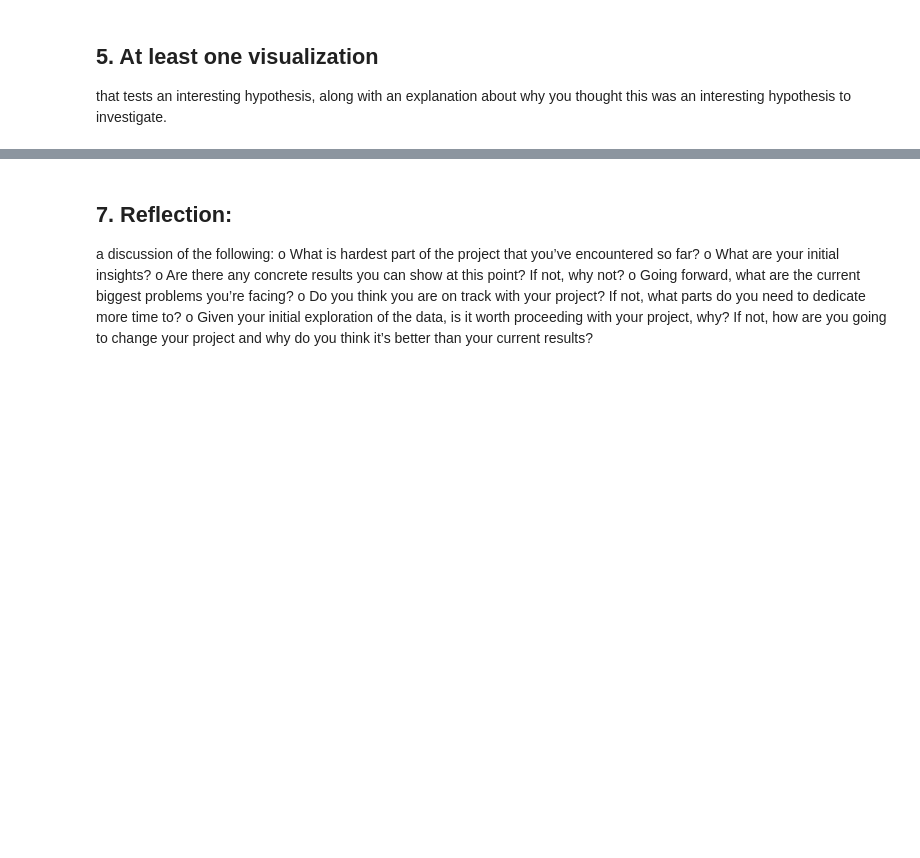
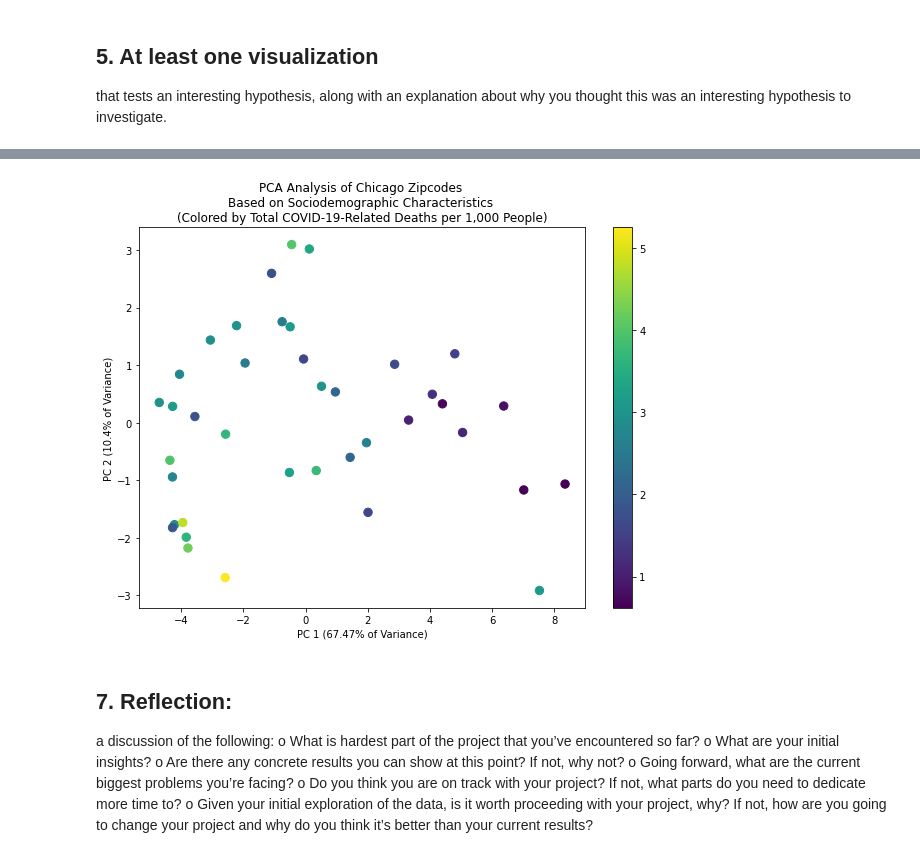
Before and after one commit to uic-cs418/modeling-the-pandemic, a Jupyter notebook: CS418_progress_report.ipynb, the cells around one changed output, grey strips where cells are left out. Drawn from its saved outputs; the diff is of its cells as text; code cells hidden in the pictures; blank space fills up the shorter version.

Commit message:
Add ML analysis to progress report
Also changed some .py files for compatibility with progress report.

```diff
--- a/CS418_progress_report.ipynb
+++ b/CS418_progress_report.ipynb
@@ -20,0 +33,8 @@ on your dataset, along with a baseline comparison and an interpretation of the r
+# %%
+from random_forest import *
+from optimize_rfr_hyperparams import *
+
+data = pd.read_csv('Chicago-Covid-SocioDemographics-Cases-Deaths.csv')
+
+features, labels = filter_by_cor(data, "Death Counts(Per 1000)", 0.5)
+X_train, X_test, y_train, y_test = split(features, labels)
@@ -21,3 +61,12 @@ on your dataset, along with a baseline comparison and an interpretation of the r
+# %%
+from PCA_analysis import *
+data = pd.read_csv('Chicago-Covid-SocioDemographics-Cases-Deaths.csv')
+scaled = scale_df(X_train)
+pca2, xpca2 = PCA_2(scaled)
+pca2.explained_variance_ratio_
+plot_pca(xpca2, pca2, y_train, "PCA Analysis of Chicago Zipcodes \nBased on Sociodemographic Characteristics \n(Colored by Total COVID-19-Related Deaths per 1,000 People)", "viridis")
+# %% [output]
+[figure, added]
 # %% [markdown]
 ## 7. Reflection:
 a discussion of the following:
```
Also changed, not shown: parts of 5 cells of this notebook, 4 other files.
